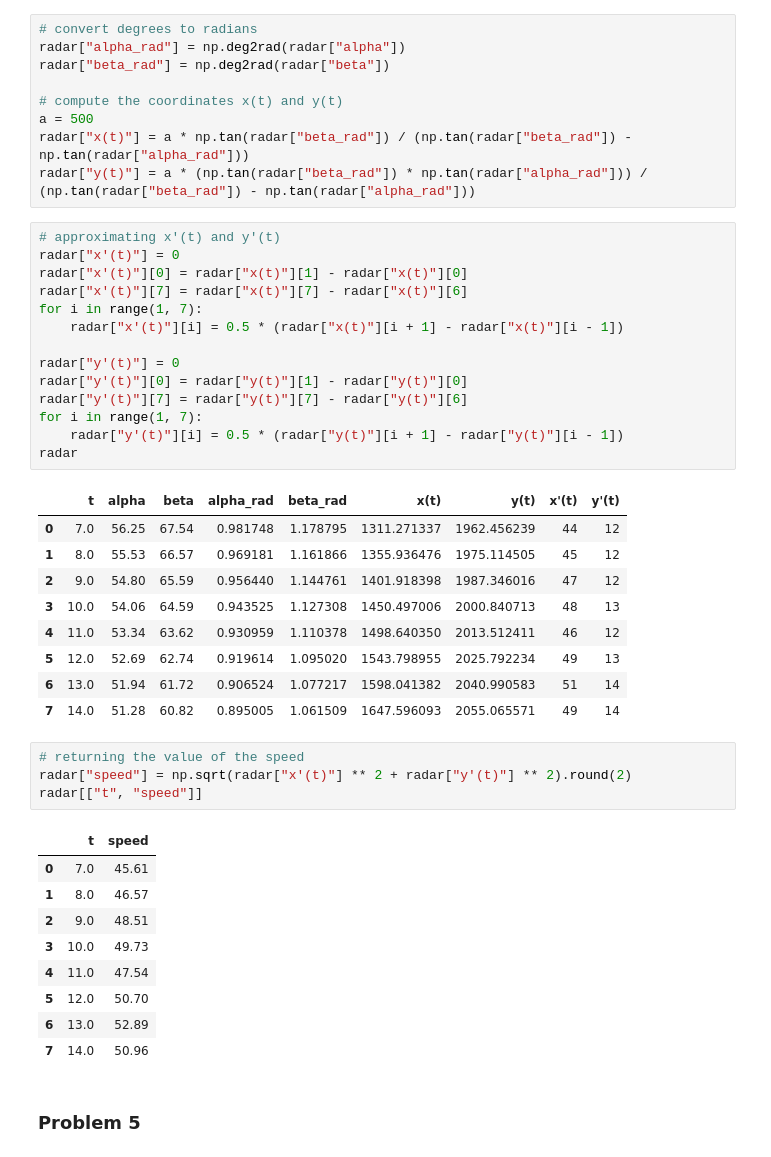
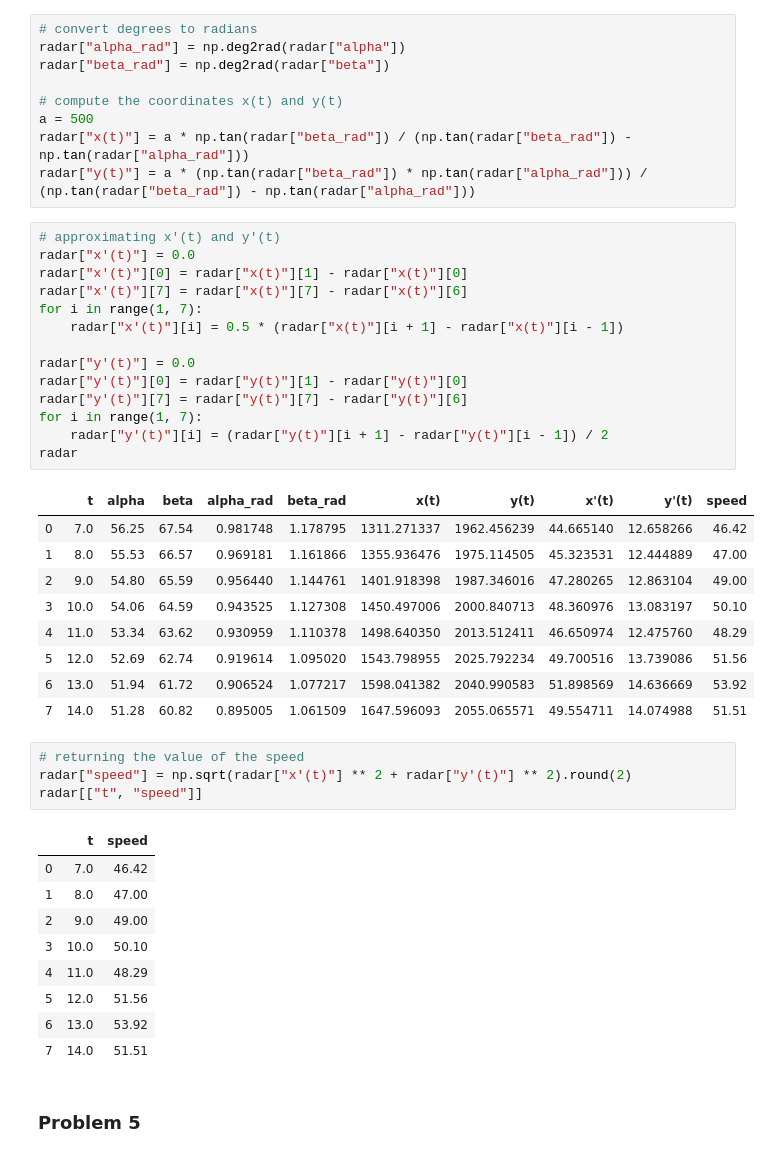
Before and after one commit to linghui-wu/persp-model-econ_w20, a Jupyter notebook: ProblemSets/PS2/PS2_part1_solutions.ipynb, the cells around one changed output. Saved outputs shown, nothing was run; the diff lists cells and outputs as text.

```diff
--- a/ProblemSets/PS2/PS2_part1_solutions.ipynb
+++ b/ProblemSets/PS2/PS2_part1_solutions.ipynb
@@ -105,42 +105,42 @@ radar["x(t)"] = a * np.tan(radar["beta_rad"]) / (np.tan(radar["beta_rad"]) - np.
 radar["y(t)"] = a * (np.tan(radar["beta_rad"]) * np.tan(radar["alpha_rad"])) / (np.tan(radar["beta_rad"]) - np.tan(radar["alpha_rad"]))
 # %%
 # approximating x'(t) and y'(t)
-radar["x'(t)"] = 0
+radar["x'(t)"] = 0.0
 radar["x'(t)"][0] = radar["x(t)"][1] - radar["x(t)"][0]
 radar["x'(t)"][7] = radar["x(t)"][7] - radar["x(t)"][6]
 for i in range(1, 7):
     radar["x'(t)"][i] = 0.5 * (radar["x(t)"][i + 1] - radar["x(t)"][i - 1])
 
-radar["y'(t)"] = 0
+radar["y'(t)"] = 0.0
 radar["y'(t)"][0] = radar["y(t)"][1] - radar["y(t)"][0]
 radar["y'(t)"][7] = radar["y(t)"][7] - radar["y(t)"][6]
 for i in range(1, 7):
-    radar["y'(t)"][i] = 0.5 * (radar["y(t)"][i + 1] - radar["y(t)"][i - 1])
+    radar["y'(t)"][i] = (radar["y(t)"][i + 1] - radar["y(t)"][i - 1]) / 2
 radar
 # %% [output]
-|  | t | alpha | beta | alpha_rad | beta_rad | x(t) | y(t) | x'(t) | y'(t) |
-| 0 | 7.0 | 56.25 | 67.54 | 0.981748 | 1.178795 | 1311.271337 | 1962.456239 | 44 | 12 |
-| 1 | 8.0 | 55.53 | 66.57 | 0.969181 | 1.161866 | 1355.936476 | 1975.114505 | 45 | 12 |
-| 2 | 9.0 | 54.80 | 65.59 | 0.956440 | 1.144761 | 1401.918398 | 1987.346016 | 47 | 12 |
-| 3 | 10.0 | 54.06 | 64.59 | 0.943525 | 1.127308 | 1450.497006 | 2000.840713 | 48 | 13 |
-| 4 | 11.0 | 53.34 | 63.62 | 0.930959 | 1.110378 | 1498.640350 | 2013.512411 | 46 | 12 |
-| 5 | 12.0 | 52.69 | 62.74 | 0.919614 | 1.095020 | 1543.798955 | 2025.792234 | 49 | 13 |
-| 6 | 13.0 | 51.94 | 61.72 | 0.906524 | 1.077217 | 1598.041382 | 2040.990583 | 51 | 14 |
-| 7 | 14.0 | 51.28 | 60.82 | 0.895005 | 1.061509 | 1647.596093 | 2055.065571 | 49 | 14 |
+|  | t | alpha | beta | alpha_rad | beta_rad | x(t) | y(t) | x'(t) | y'(t) | speed |
+| 0 | 7.0 | 56.25 | 67.54 | 0.981748 | 1.178795 | 1311.271337 | 1962.456239 | 44.665140 | 12.658266 | 46.42 |
+| 1 | 8.0 | 55.53 | 66.57 | 0.969181 | 1.161866 | 1355.936476 | 1975.114505 | 45.323531 | 12.444889 | 47.00 |
+| 2 | 9.0 | 54.80 | 65.59 | 0.956440 | 1.144761 | 1401.918398 | 1987.346016 | 47.280265 | 12.863104 | 49.00 |
+| 3 | 10.0 | 54.06 | 64.59 | 0.943525 | 1.127308 | 1450.497006 | 2000.840713 | 48.360976 | 13.083197 | 50.10 |
+| 4 | 11.0 | 53.34 | 63.62 | 0.930959 | 1.110378 | 1498.640350 | 2013.512411 | 46.650974 | 12.475760 | 48.29 |
+| 5 | 12.0 | 52.69 | 62.74 | 0.919614 | 1.095020 | 1543.798955 | 2025.792234 | 49.700516 | 13.739086 | 51.56 |
+| 6 | 13.0 | 51.94 | 61.72 | 0.906524 | 1.077217 | 1598.041382 | 2040.990583 | 51.898569 | 14.636669 | 53.92 |
+| 7 | 14.0 | 51.28 | 60.82 | 0.895005 | 1.061509 | 1647.596093 | 2055.065571 | 49.554711 | 14.074988 | 51.51 |
 # %%
 # returning the value of the speed
 radar["speed"] = np.sqrt(radar["x'(t)"] ** 2 + radar["y'(t)"] ** 2).round(2)
 radar[["t", "speed"]]
 # %% [output]
 |  | t | speed |
-| 0 | 7.0 | 45.61 |
-| 1 | 8.0 | 46.57 |
-| 2 | 9.0 | 48.51 |
-| 3 | 10.0 | 49.73 |
-| 4 | 11.0 | 47.54 |
-| 5 | 12.0 | 50.70 |
-| 6 | 13.0 | 52.89 |
-| 7 | 14.0 | 50.96 |
+| 0 | 7.0 | 46.42 |
+| 1 | 8.0 | 47.00 |
+| 2 | 9.0 | 49.00 |
+| 3 | 10.0 | 50.10 |
+| 4 | 11.0 | 48.29 |
+| 5 | 12.0 | 51.56 |
+| 6 | 13.0 | 53.92 |
+| 7 | 14.0 | 51.51 |
 # %% [markdown]
 ### Problem 5
 # %%
```
Also changed, not shown: parts of 6 cells of this notebook.
